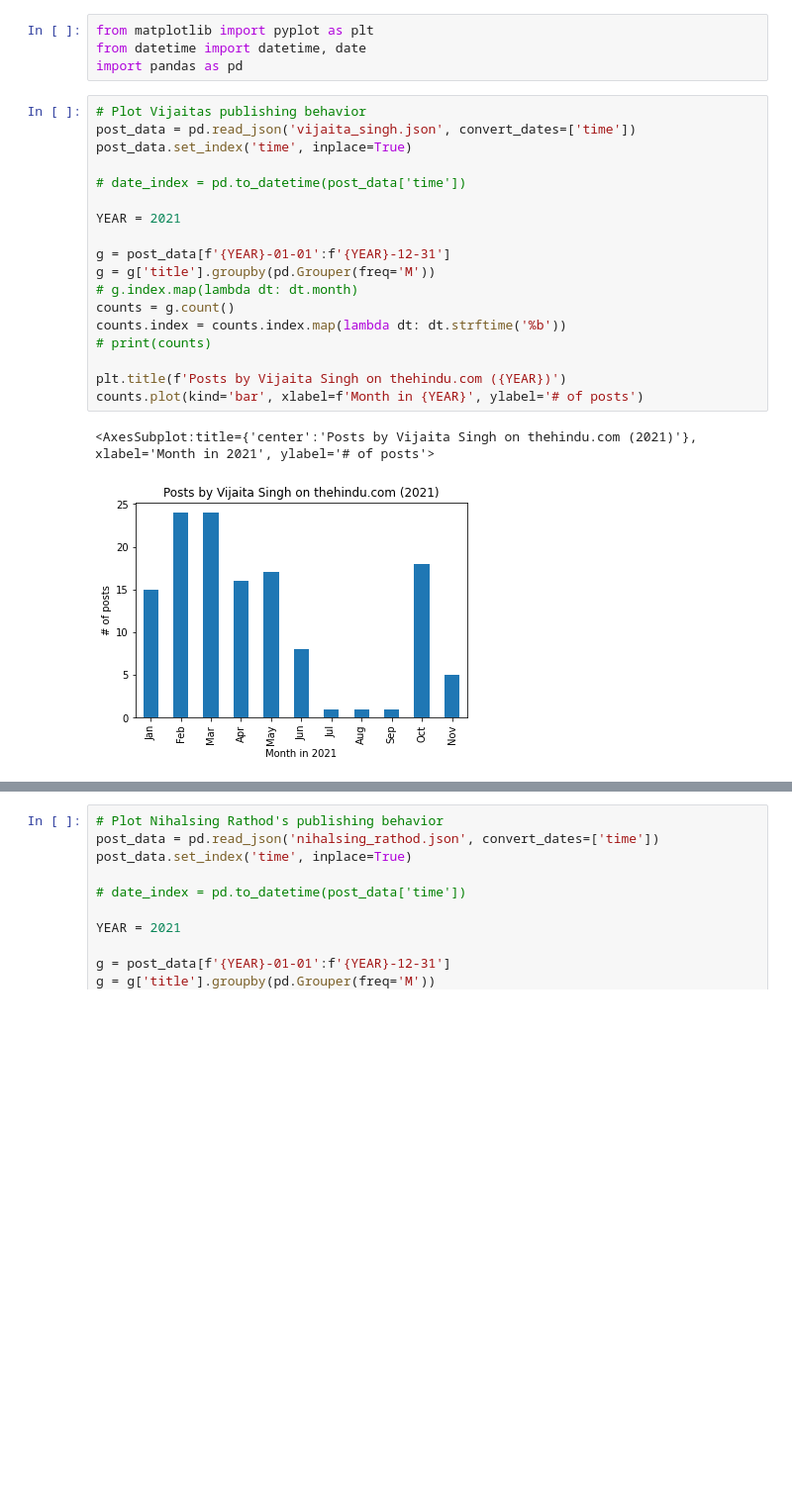
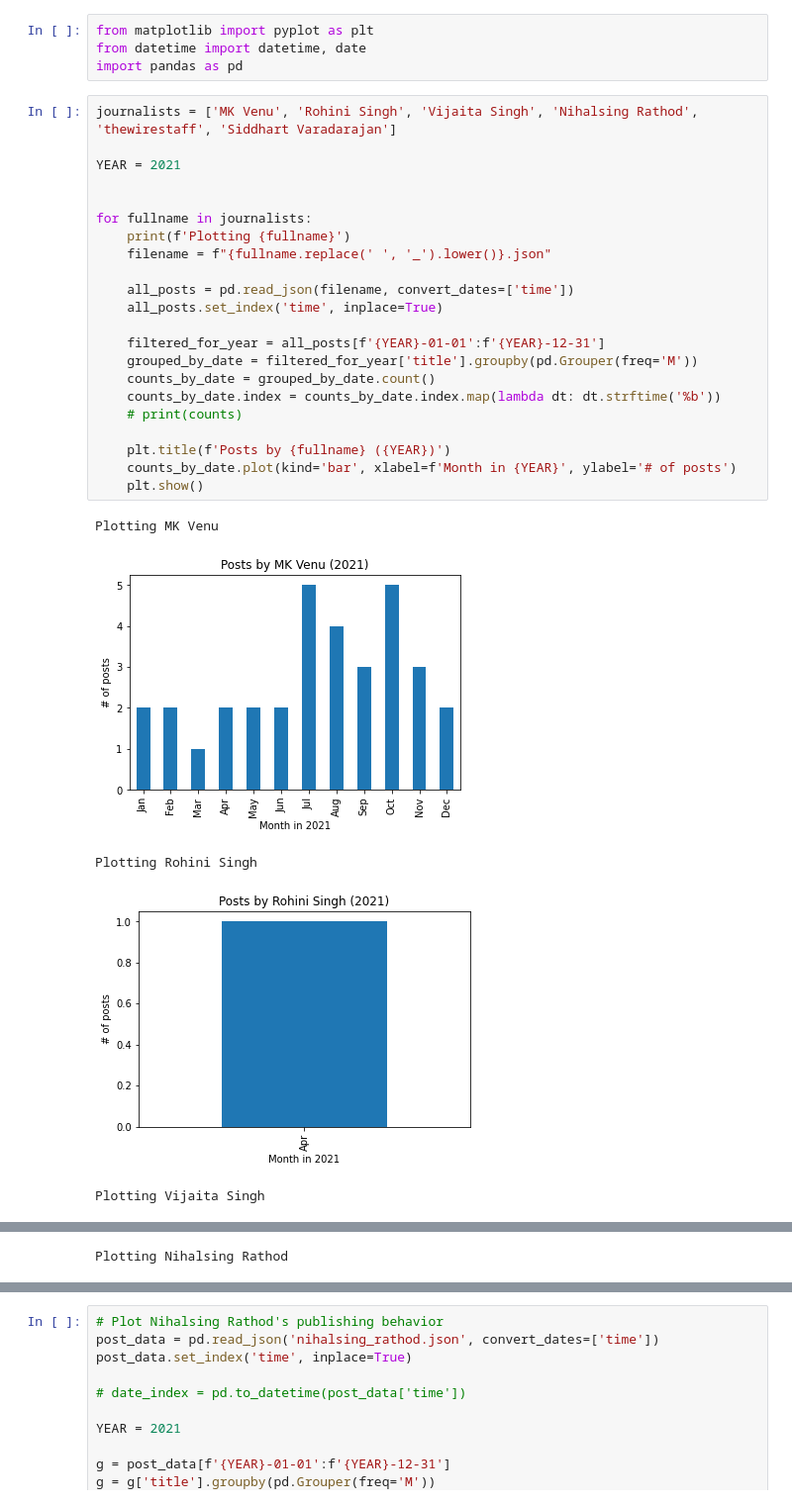
Before and after one commit to kumaravelrajan/thePegasusEffect, a Jupyter notebook: News-Outlet-Analysis/News Outlet Analysis.ipynb, the cells around one changed output, grey strips where cells are left out. Shown at 99% size. Saved outputs shown, nothing was run; the diff lists cells and outputs as text; blank space fills up the shorter version.

```diff
--- a/News-Outlet-Analysis/News Outlet Analysis.ipynb
+++ b/News-Outlet-Analysis/News Outlet Analysis.ipynb
@@ -3,23 +3,30 @@ from matplotlib import pyplot as plt
 from datetime import datetime, date
 import pandas as pd
 # %%
-# Plot Vijaitas publishing behavior
-post_data = pd.read_json('vijaita_singh.json', convert_dates=['time'])
-post_data.set_index('time', inplace=True)
-
-# date_index = pd.to_datetime(post_data['time'])
+journalists = ['MK Venu', 'Rohini Singh', 'Vijaita Singh', 'Nihalsing Rathod', 'thewirestaff', 'Siddhart Varadarajan']
 
 YEAR = 2021
 
-g = post_data[f'{YEAR}-01-01':f'{YEAR}-12-31']
-g = g['title'].groupby(pd.Grouper(freq='M'))
-# g.index.map(lambda dt: dt.month)
-counts = g.count()
-counts.index = counts.index.map(lambda dt: dt.strftime('%b'))
-# print(counts)
 
-plt.title(f'Posts by Vijaita Singh on thehindu.com ({YEAR})')
-counts.plot(kind='bar', xlabel=f'Month in {YEAR}', ylabel='# of posts')
+for fullname in journalists:
+    print(f'Plotting {fullname}')
+    filename = f"{fullname.replace(' ', '_').lower()}.json"
+
+    all_posts = pd.read_json(filename, convert_dates=['time'])
+    all_posts.set_index('time', inplace=True)
+
+    filtered_for_year = all_posts[f'{YEAR}-01-01':f'{YEAR}-12-31']
+    grouped_by_date = filtered_for_year['title'].groupby(pd.Grouper(freq='M'))
+    counts_by_date = grouped_by_date.count()
+    counts_by_date.index = counts_by_date.index.map(lambda dt: dt.strftime('%b'))
+    # print(counts)
+
+    plt.title(f'Posts by {fullname} ({YEAR})')
+    counts_by_date.plot(kind='bar', xlabel=f'Month in {YEAR}', ylabel='# of posts')
+    plt.show()
 # %% [output]
-<AxesSubplot:title={'center':'Posts by Vijaita Singh on thehindu.com (2021)'}, xlabel='Month in 2021', ylabel='# of posts'>
+Plotting MK Venu
-[figure, old version]
+[figure, new version]
+Plotting Rohini Singh
+[figure, added]
+Plotting Vijaita Singh
@@ -25,0 +34 @@ counts.plot(kind='bar', xlabel=f'Month in {YEAR}', ylabel='# of posts')
+Plotting Nihalsing Rathod
```
Also changed, not shown: parts of 1 cell of this notebook.
